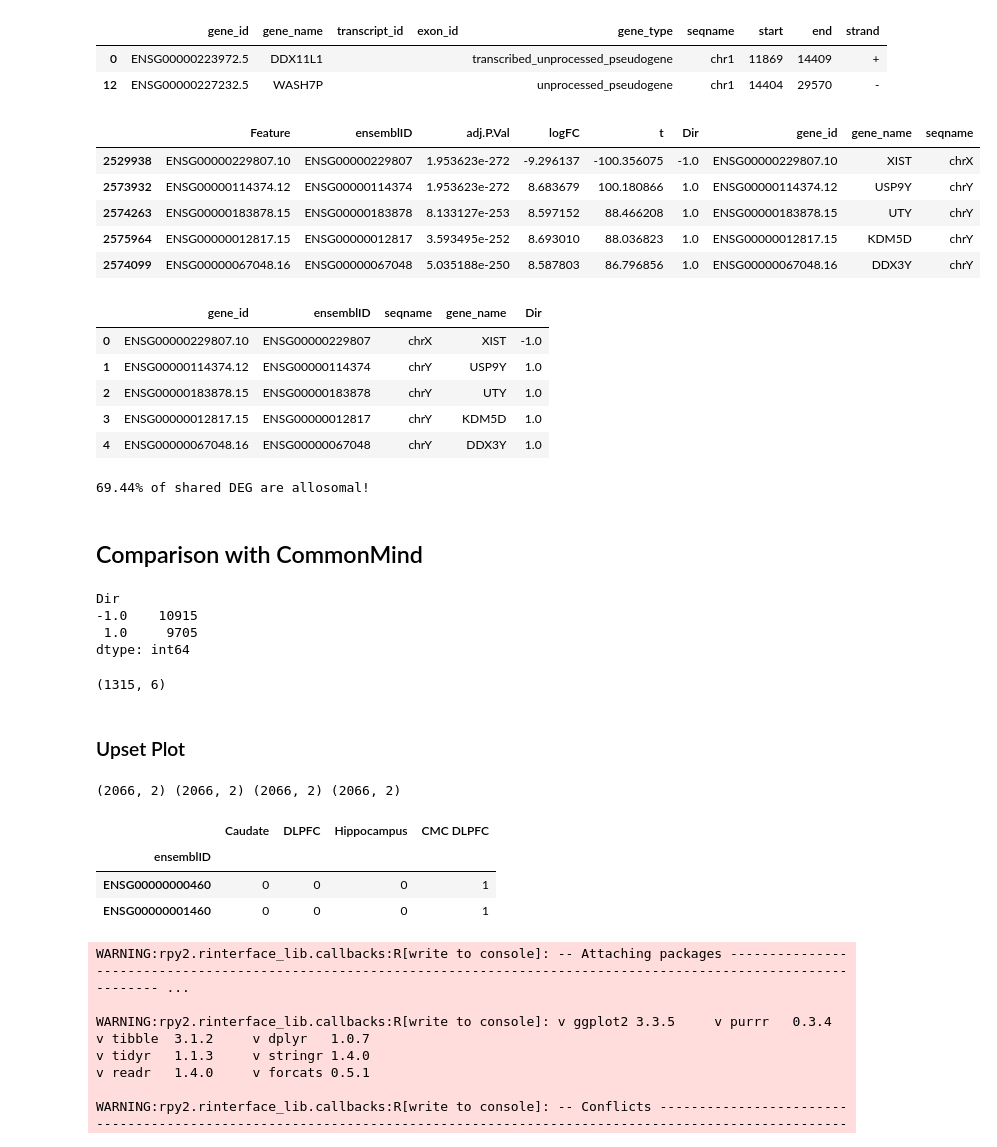
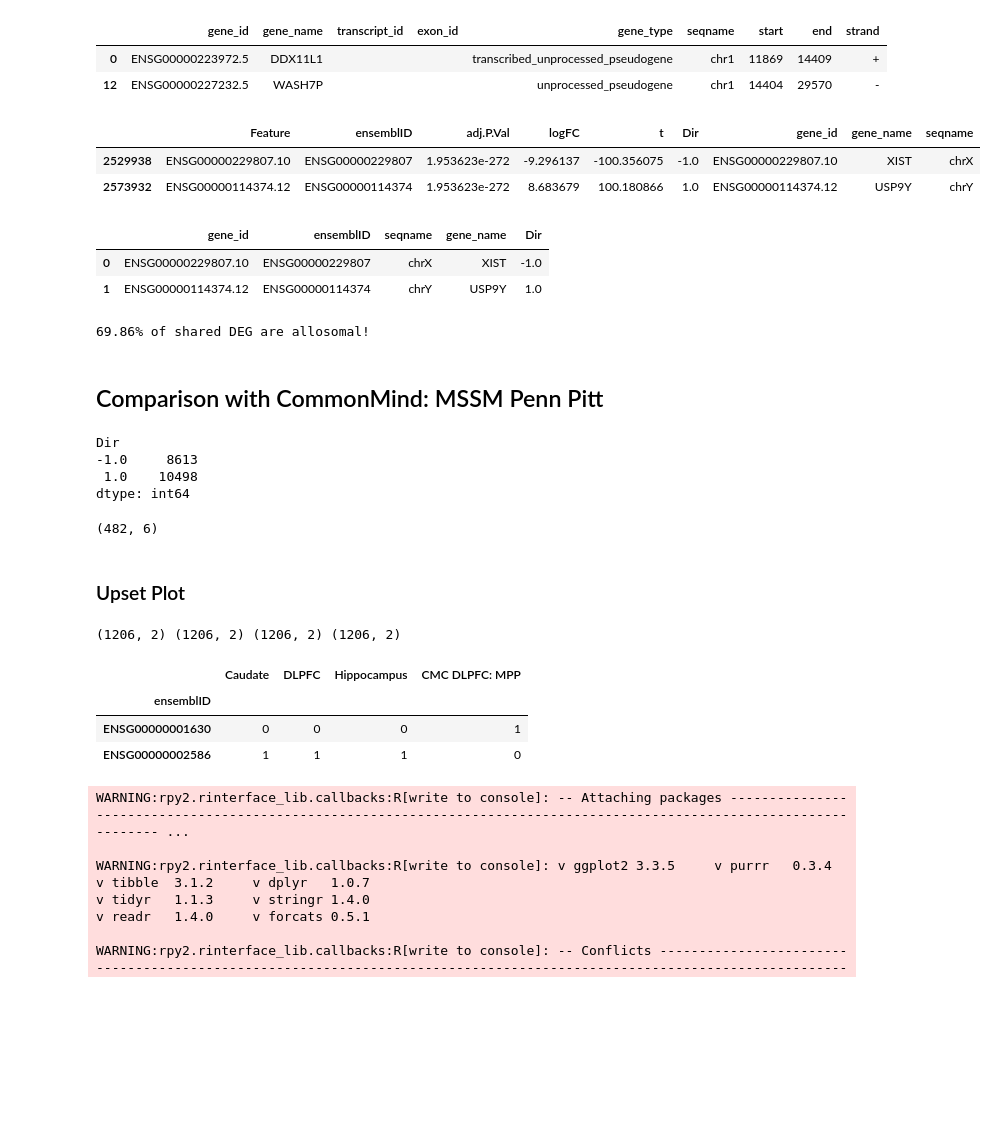
Before and after one commit to LieberInstitute/sex_differences_sz, a Jupyter notebook: differential_expression/tissue_comparison/upset_plots/_h/main.ipynb, the cells around one changed output. Cells and saved outputs as stored; diff of their text form; code cells hidden in the pictures; blank space fills up the shorter version.

```diff
--- a/differential_expression/tissue_comparison/upset_plots/_h/main.ipynb
+++ b/differential_expression/tissue_comparison/upset_plots/_h/main.ipynb
@@ -9,7 +9,8 @@ config = {
     'caudate': '../../../caudate/_m/genes/diffExpr_maleVfemale_full.txt',
     'dlpfc': '../../../dlpfc/_m/genes/diffExpr_maleVfemale_full.txt',
     'hippo': '../../../hippocampus/_m/genes/diffExpr_maleVfemale_full.txt',
-    'cmc_dlpfc': '../../../cmc_dlpfc/_m/genes/diffExpr_maleVfemale_full.txt',
+    'cmc_dlpfc': '../../../cmc_dlpfc/_m/mssm_penn_pitt_maleVfemale.tsv',
+    'cmc_hbcc': '../../../cmc_dlpfc/_m/nimh_hbcc_maleVfemale.tsv',
 }
 # %%
 @functools.lru_cache()
@@ -21,7 +22,10 @@ def get_deg(filename):
         dft['ensemblID'] = dft.gene_id.str.replace('\\..*', '', regex=True)
     elif 'ensembl_gene_id' in dft.columns:
         dft.rename(columns={'ensembl_gene_id': 'ensemblID'}, inplace=True)
+    else:
+        dft['ensemblID'] = dft.Feature.str.replace("\\..*", "", regex=True)
     return dft[['Feature', 'ensemblID', 'adj.P.Val', 'logFC', 't', 'Dir']]
+
 
 @functools.lru_cache()
 def get_deg_sig(filename):
@@ -303,14 +308,11 @@ INFO:root:Extracted GTF attributes: ['gene_id', 'gene_type', 'gene_status', 'gen
 # %%
 dft = caudate.merge(gtf_annot[['gene_id', 'gene_name', 'seqname']],
                     left_index=True, right_on='gene_id')
-dft.head()
+dft.head(2)
 # %% [output]
 |  | Feature | ensemblID | adj.P.Val | logFC | t | Dir | gene_id | gene_name | seqname |
 | 2529938 | ENSG00000229807.10 | ENSG00000229807 | 1.953623e-272 | -9.296137 | -100.356075 | -1.0 | ENSG00000229807.10 | XIST | chrX |
 | 2573932 | ENSG00000114374.12 | ENSG00000114374 | 1.953623e-272 | 8.683679 | 100.180866 | 1.0 | ENSG00000114374.12 | USP9Y | chrY |
-| 2574263 | ENSG00000183878.15 | ENSG00000183878 | 8.133127e-253 | 8.597152 | 88.466208 | 1.0 | ENSG00000183878.15 | UTY | chrY |
-| 2575964 | ENSG00000012817.15 | ENSG00000012817 | 3.593495e-252 | 8.693010 | 88.036823 | 1.0 | ENSG00000012817.15 | KDM5D | chrY |
-| 2574099 | ENSG00000067048.16 | ENSG00000067048 | 5.035188e-250 | 8.587803 | 86.796856 | 1.0 | ENSG00000067048.16 | DDX3Y | chrY |
 # %%
 shared_df = dft.loc[:, ['gene_id', 'ensemblID', 'seqname', 'gene_name', 'Dir']]\
         .merge(pd.DataFrame({'ensemblID': list(set(phase2_dlpfc['ensemblID']) &
@@ -319,33 +321,30 @@ shared_df = dft.loc[:, ['gene_id', 'ensemblID', 'seqname', 'gene_name', 'Dir']]\
                on='ensemblID')
 shared_df.to_csv('BrainSeq_shared_degs_annotation.txt',
                  sep='\t', index=False, header=True)
-shared_df.head()
+shared_df.head(2)
 # %% [output]
 |  | gene_id | ensemblID | seqname | gene_name | Dir |
 | 0 | ENSG00000229807.10 | ENSG00000229807 | chrX | XIST | -1.0 |
 | 1 | ENSG00000114374.12 | ENSG00000114374 | chrY | USP9Y | 1.0 |
-| 2 | ENSG00000183878.15 | ENSG00000183878 | chrY | UTY | 1.0 |
-| 3 | ENSG00000012817.15 | ENSG00000012817 | chrY | KDM5D | 1.0 |
-| 4 | ENSG00000067048.16 | ENSG00000067048 | chrY | DDX3Y | 1.0 |
 # %%
 dd = np.sum(shared_df.seqname.isin(['chrX', 'chrY'])) / shared_df.shape[0] * 100
 print("%0.2f%% of shared DEG are allosomal!" % dd)
 # %% [output]
-69.44% of shared DEG are allosomal!
+69.86% of shared DEG are allosomal!
 # %% [markdown]
-## Comparison with CommonMind
+## Comparison with CommonMind: MSSM Penn Pitt
 # %%
 cmc_dlpfc = get_deg(config['cmc_dlpfc'])
 cmc_dlpfc.groupby('Dir').size()
 # %% [output]
 Dir
--1.0    10915
- 1.0     9705
+-1.0     8613
+ 1.0    10498
 dtype: int64
 # %%
 cmc_dlpfc[(cmc_dlpfc['adj.P.Val'] < 0.05)].shape
 # %% [output]
-(1315, 6)
+(482, 6)
 # %% [markdown]
 ### Upset Plot
 # %%
@@ -373,15 +373,15 @@ newCMC['CMC DLPFC'] = newCMC['CMC DLPFC'].astype('int')
 
 print(newC.shape, newH.shape, newD1.shape, newCMC.shape)
 # %% [output]
-(2066, 2) (2066, 2) (2066, 2) (2066, 2)
+(1206, 2) (1206, 2) (1206, 2) (1206, 2)
 # %%
 df = pd.concat([newC.set_index(['ensemblID']), newD1.set_index(['ensemblID']),
                 newH.set_index(['ensemblID']), newCMC.set_index(['ensemblID'])],
                axis=1, join='outer')
 df.head(2)
 # %% [output]
-|  | Caudate | DLPFC | Hippocampus | CMC DLPFC |
+|  | Caudate | DLPFC | Hippocampus | CMC DLPFC: MPP |
 | ensemblID |  |  |  |  |
-| ENSG00000000460 | 0 | 0 | 0 | 1 |
-| ENSG00000001460 | 0 | 0 | 0 | 1 |
+| ENSG00000001630 | 0 | 0 | 0 | 1 |
+| ENSG00000002586 | 1 | 1 | 1 | 0 |
 # %%
```
Also changed, not shown: parts of 26 cells of this notebook, 15 other files.
